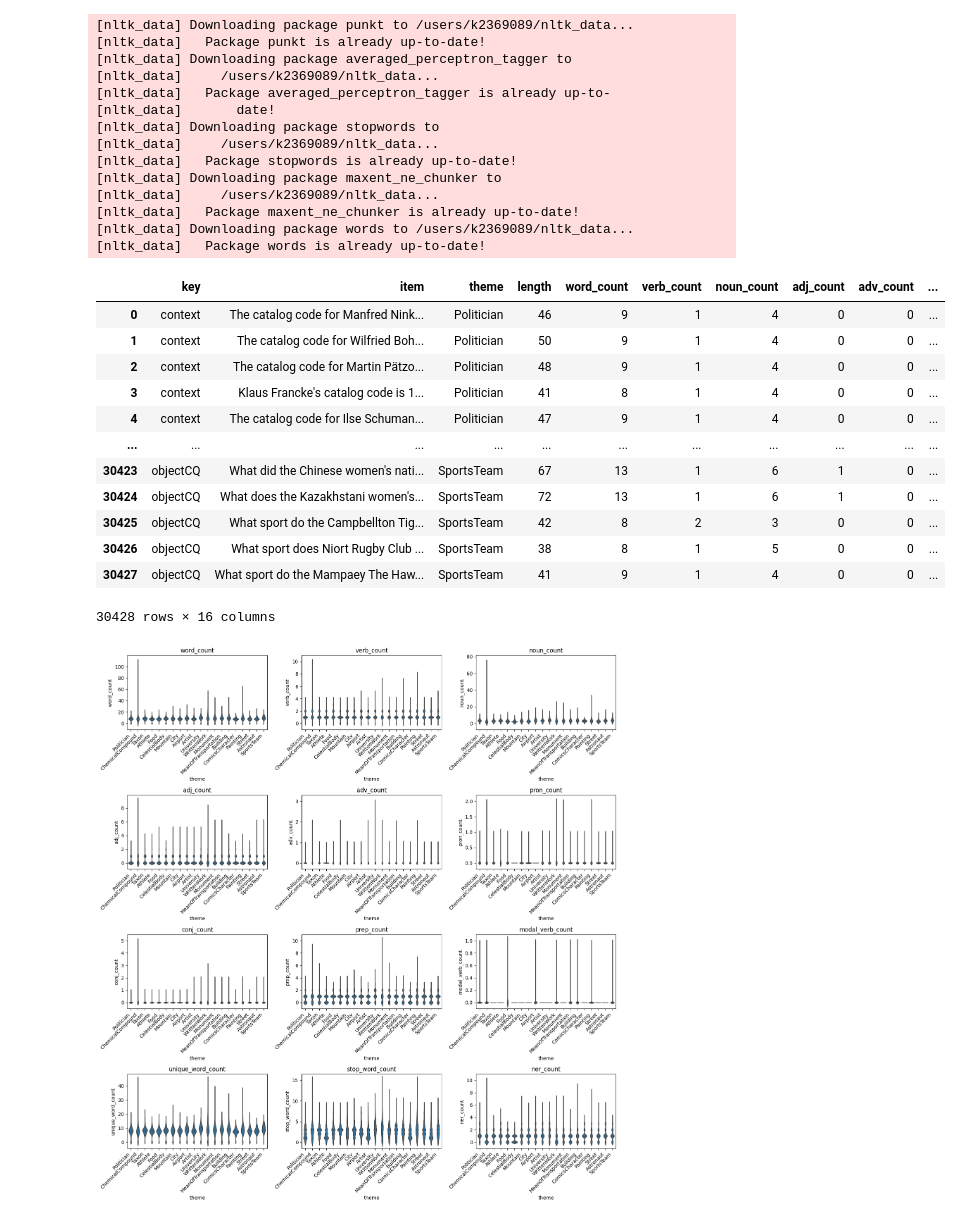
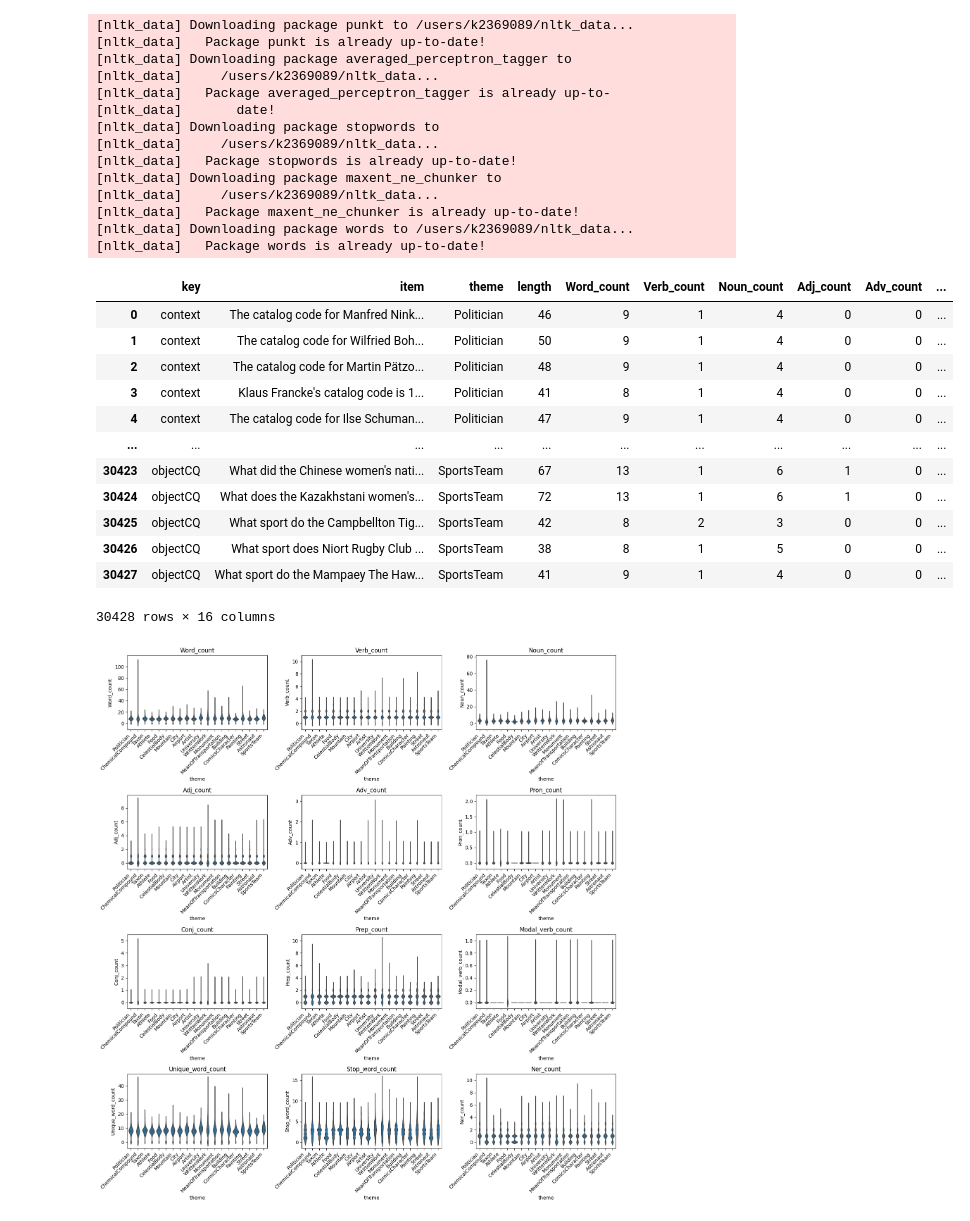
Before and after one commit to King-s-Knowledge-Graph-Lab/revont, a Jupyter notebook: Scripts/statistics.ipynb, the cells around one changed output. Drawn from its saved outputs; the diff is of its cells as text; code cells hidden in the pictures.

```diff
--- a/Scripts/statistics.ipynb
+++ b/Scripts/statistics.ipynb
@@ -56,46 +56,46 @@ def count_named_entities(text):
 
     for sentence in sentences:
         words = word_tokenize(sentence)
         tagged_words = pos_tag(words)
         ne_tree = ne_chunk(tagged_words)
 
         for subtree in ne_tree:
             if hasattr(subtree, 'label'):  # Check if it's a NE subtree
                 named_entities.append(subtree)
 
     return len(named_entities)
 
 
 dfs['length'] = dfs['item'].apply(count_sentence_length)
-dfs['word_count'] = dfs['item'].apply(count_tokens)
-dfs['verb_count'] = dfs['item'].apply(lambda x: count_pos_tags(x, 'VB'))
-dfs['noun_count'] = dfs['item'].apply(lambda x: count_pos_tags(x, 'NN'))
-dfs['adj_count'] = dfs['item'].apply(lambda x: count_pos_tags(x, 'JJ'))
-dfs['adv_count'] = dfs['item'].apply(lambda x: count_pos_tags(x, 'RB'))
-dfs['pron_count'] = dfs['item'].apply(lambda x: count_pos_tags(x, 'PRP'))
-dfs['conj_count'] = dfs['item'].apply(lambda x: count_pos_tags(x, 'CC'))
-dfs['prep_count'] = dfs['item'].apply(lambda x: count_pos_tags(x, 'IN'))
-dfs['modal_verb_count'] = dfs['item'].apply(lambda x: count_pos_tags(x, 'MD'))
-dfs['unique_word_count'] = dfs['item'].apply(count_unique_words)
-dfs['stop_word_count'] = dfs['item'].apply(count_stop_words)
-dfs['ner_count'] = dfs['item'].apply(count_named_entities)
+dfs['Word_count'] = dfs['item'].apply(count_tokens)
+dfs['Verb_count'] = dfs['item'].apply(lambda x: count_pos_tags(x, 'VB'))
+dfs['Noun_count'] = dfs['item'].apply(lambda x: count_pos_tags(x, 'NN'))
+dfs['Adj_count'] = dfs['item'].apply(lambda x: count_pos_tags(x, 'JJ'))
+dfs['Adv_count'] = dfs['item'].apply(lambda x: count_pos_tags(x, 'RB'))
+dfs['Pron_count'] = dfs['item'].apply(lambda x: count_pos_tags(x, 'PRP'))
+dfs['Conj_count'] = dfs['item'].apply(lambda x: count_pos_tags(x, 'CC'))
+dfs['Prep_count'] = dfs['item'].apply(lambda x: count_pos_tags(x, 'IN'))
+dfs['Modal_verb_count'] = dfs['item'].apply(lambda x: count_pos_tags(x, 'MD'))
+dfs['Unique_word_count'] = dfs['item'].apply(count_unique_words)
+dfs['Stop_word_count'] = dfs['item'].apply(count_stop_words)
+dfs['Ner_count'] = dfs['item'].apply(count_named_entities)
 dfs
 # %% [output]
 [nltk_data] Downloading package punkt to /users/k2369089/nltk_data...
 [nltk_data]   Package punkt is already up-to-date!
 [nltk_data] Downloading package averaged_perceptron_tagger to
 [nltk_data]     /users/k2369089/nltk_data...
 [nltk_data]   Package averaged_perceptron_tagger is already up-to-
 [nltk_data]       date!
 [nltk_data] Downloading package stopwords to
 [nltk_data]     /users/k2369089/nltk_data...
 [nltk_data]   Package stopwords is already up-to-date!
 [nltk_data] Downloading package maxent_ne_chunker to
 [nltk_data]     /users/k2369089/nltk_data...
 [nltk_data]   Package maxent_ne_chunker is already up-to-date!
 [nltk_data] Downloading package words to /users/k2369089/nltk_data...
 [nltk_data]   Package words is already up-to-date!
-|  | key | item | theme | length | word_count | verb_count | noun_count | adj_count | adv_count | ... |
+|  | key | item | theme | length | Word_count | Verb_count | Noun_count | Adj_count | Adv_count | ... |
 | 0 | context | The catalog code for Manfred Nink... | Politician | 46 | 9 | 1 | 4 | 0 | 0 | ... |
 | 1 | context | The catalog code for Wilfried Boh... | Politician | 50 | 9 | 1 | 4 | 0 | 0 | ... |
 | 2 | context | The catalog code for Martin Pätzo... | Politician | 48 | 9 | 1 | 4 | 0 | 0 | ... |
```
Also changed, not shown: parts of 11 cells of this notebook, 1 other file.
